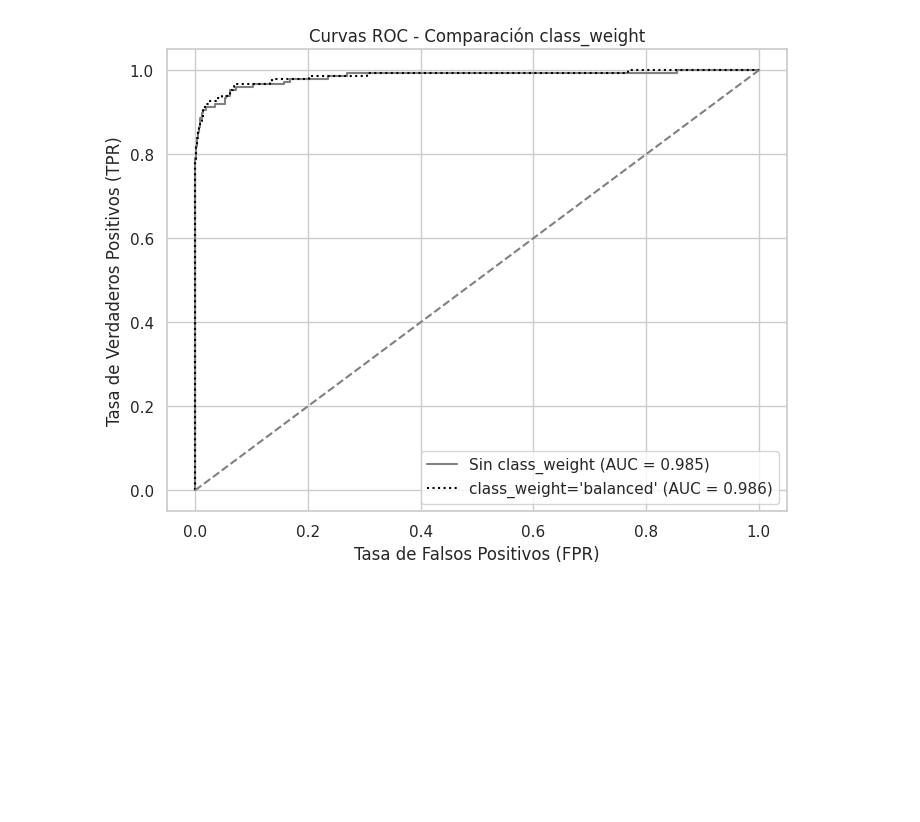
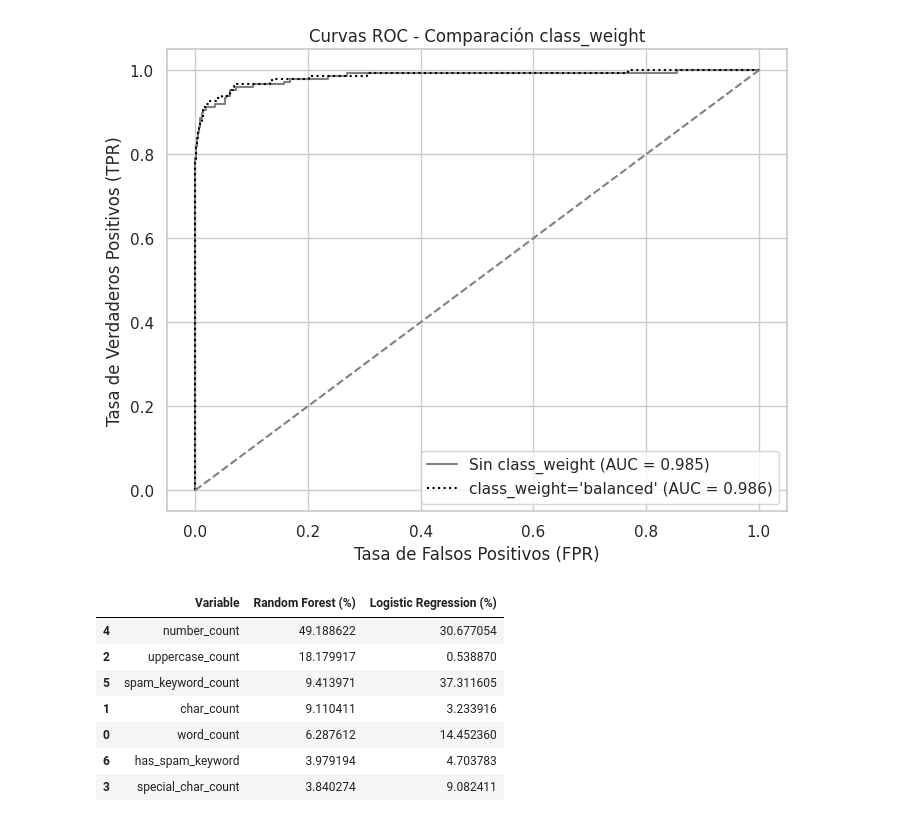
Before and after one commit to christiangarza1505813/PCD, a Jupyter notebook: Tarea 3.ipynb, the cells around one changed output. Cells and saved outputs as stored; diff of their text form; code cells hidden in the pictures; blank space fills up the shorter version.

```diff
--- a/Tarea 3.ipynb
+++ b/Tarea 3.ipynb
@@ -330,3 +330,39 @@ plt.grid(True)
 plt.show()
 # %% [output]
 [figure]
+# %%
+import numpy as np
+import pandas as pd
+
+# --- Importancia en Random Forest ---
+rf_importances = rf.feature_importances_
+
+# --- Importancia en Regresión Logística (normalizada) ---
+coefficients = np.abs(model.coef_[0])  # Tomamos valores absolutos de los coeficientes
+log_reg_importances = coefficients / np.sum(coefficients)  # Normalizamos
+
+# --- Convertimos a porcentaje ---
+rf_importances *= 100
+log_reg_importances *= 100
+
+# --- Crear un DataFrame comparativo ---
+importance_df = pd.DataFrame({
+    "Variable": X_train.columns,
+    "Random Forest (%)": rf_importances,
+    "Logistic Regression (%)": log_reg_importances
+})
+
+# Ordenar por importancia en Random Forest
+importance_df = importance_df.sort_values(by="Random Forest (%)", ascending=False)
+
+# Mostrar resultados
+importance_df
+# %% [output]
+|  | Variable | Random Forest (%) | Logistic Regression (%) |
+| 4 | number_count | 49.188622 | 30.677054 |
+| 2 | uppercase_count | 18.179917 | 0.538870 |
+| 5 | spam_keyword_count | 9.413971 | 37.311605 |
+| 1 | char_count | 9.110411 | 3.233916 |
+| 0 | word_count | 6.287612 | 14.452360 |
+| 6 | has_spam_keyword | 3.979194 | 4.703783 |
+| 3 | special_char_count | 3.840274 | 9.082411 |
```
Also changed, not shown: parts of 1 cell of this notebook.
